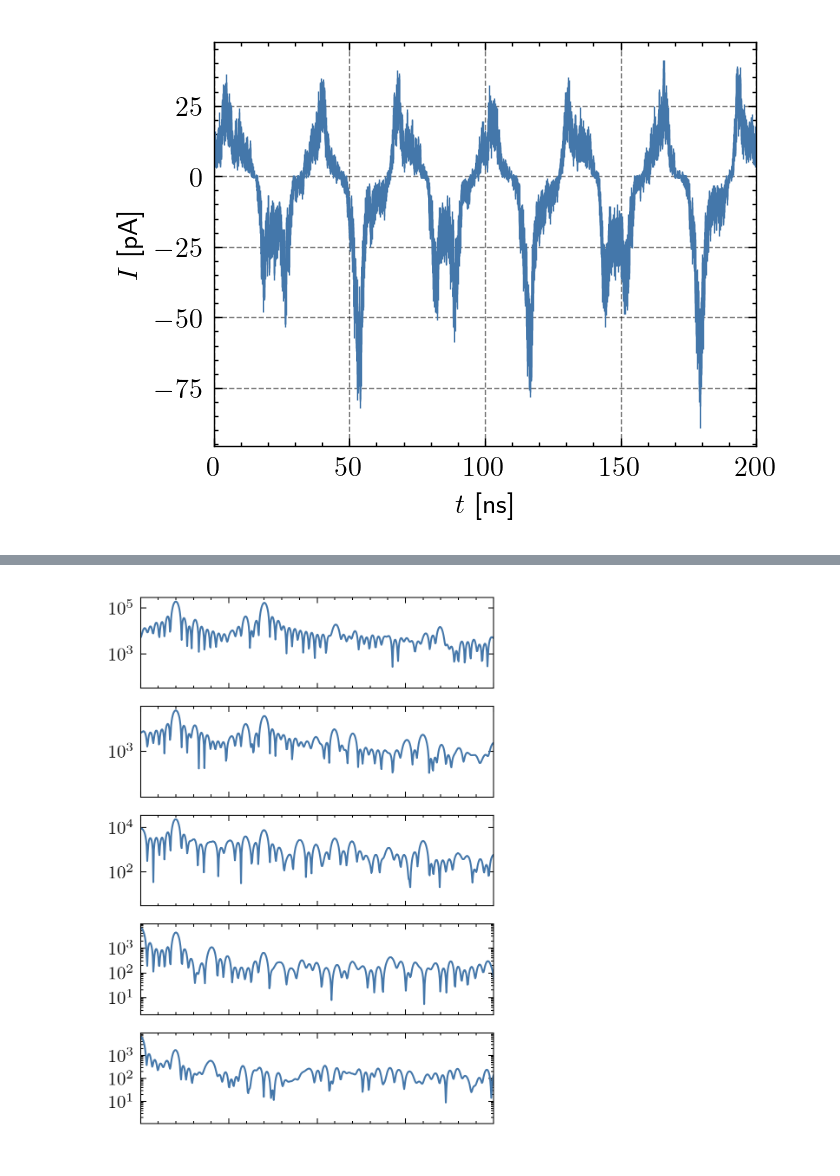
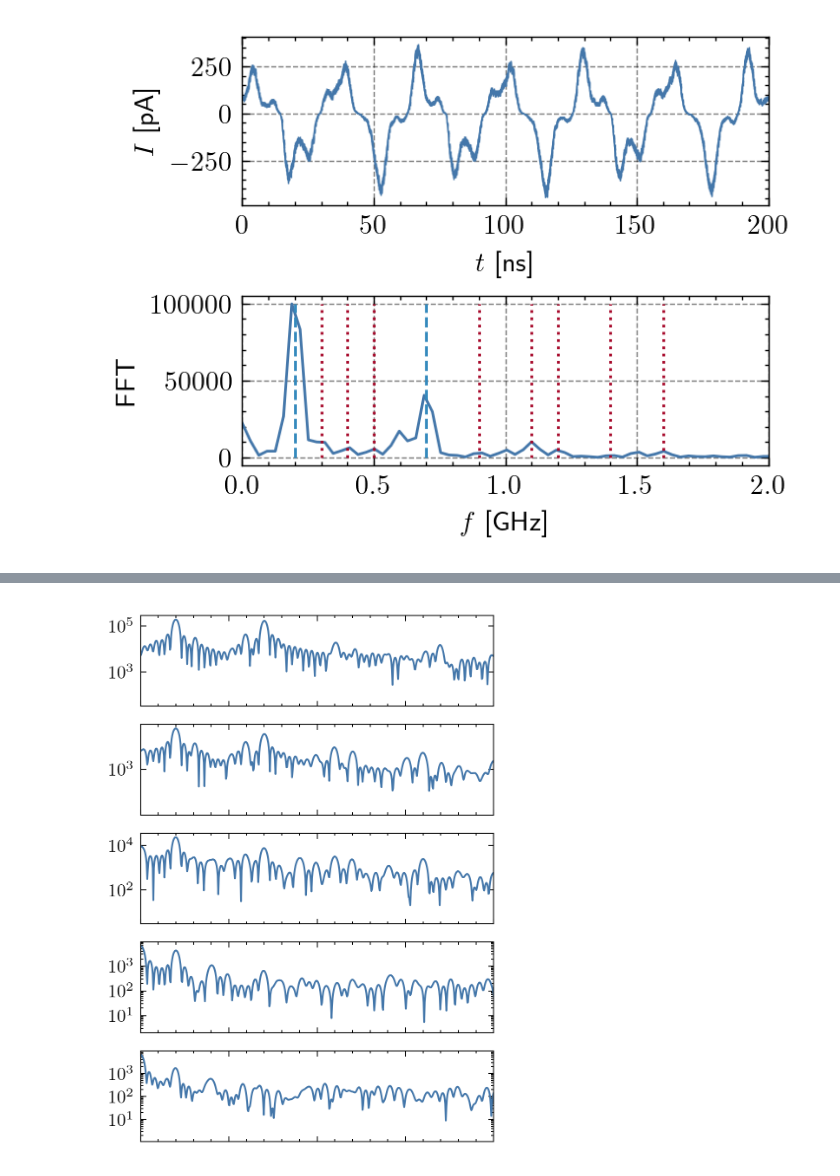
Before and after one commit to JonasMnsing/NanoNets, a Jupyter notebook: scripts/2_funding_period/WP2/freq_double/nbk/freq_double.ipynb, the cells around one changed output, grey strips where cells are left out. Drawn from its saved outputs; the diff is of its cells as text; code cells hidden in the pictures.

Commit message:
step und freq

```diff
--- a/scripts/2_funding_period/WP2/freq_double/nbk/freq_double.ipynb
+++ b/scripts/2_funding_period/WP2/freq_double/nbk/freq_double.ipynb
@@ -26,0 +35,16 @@ def fft(signal, step_size, factor=5):
+# %%
+# Network Topology
+N   = 7
+topology_parameter  = {
+    "Nx"    :   N,
+    "Ny"    :   N,
+    "Nz"    :   1,
+    "e_pos" :   [[int((N-1)/2),0,0],[0,int((N-1)/2),0],[N-1,N-1,0]],
+}
+sim_class   = nanonets.simulation(network_topology='cubic', topology_parameter=topology_parameter)
+
+with plt.style.context(["science","bright", "grid"]):
+    fig     = plt.figure(dpi=200)
+    ax      = fig.add_subplot()
+    fig, ax     = nanonets_utils.display_network(sim_class, node_size=200, fig=fig, ax=ax)
+    fig.savefig("plots/network.png")
@@ -27,17 +53,33 @@ def fft(signal, step_size, factor=5):
 # %%
-time_vals   = np.loadtxt("uniform/time.csv")*1e9
+time_vals   = np.loadtxt("../uniform/time.csv")*1e9
 time_vals   = np.delete(time_vals,-1)
-dic_freq    = {N : pd.read_csv(f"uniform/data/Nx={N}_Ny={N}_Nz=1_Ne=3.csv") for N in range(3,13)}
+dic_freq    = {N : pd.read_csv(f"../uniform/data/Nx={N}_Ny={N}_Nz=1_Ne=3.csv") for N in range(3,12)}
 # %%
-N = 7
+N       = 7
+start   = 0
+signal  = dic_freq[N]['Current'].values[start:]
+error   = dic_freq[N]['Error'].values[start:]
+dt      = 1e-10
+bm      = hann(len(signal))
+xf, yf  = nanonets_utils.fft(signal*bm, dt)
 
 with plt.style.context(["science","bright", "grid"]):
 
-    fig = plt.figure(dpi=200)
-    ax  = fig.add_subplot()
-    ax.errorbar(time_vals, dic_freq[N]['Current'], dic_freq[N]['Error'], marker='', markevery=2, lw=0.5)
+    fig = plt.figure(dpi=200, layout='constrained')
+
+    ax  = fig.add_subplot(2,1,1)
+    ax.errorbar(time_vals[start:], signal, error, marker='', markevery=2, lw=0.5)
     ax.set_ylabel('$I$ [pA]')
     ax.set_xlabel('$t$ [ns]')
     ax.set_xlim(0,200)
+
+    ax  = fig.add_subplot(2,1,2)
+    ax.plot(xf, yf)
+    ax.set_xlim(0,2)
+    # ax.set_yscale('log')
+    ax = plot_freq(0.2, 0.7, ax, np.min(yf), np.max(yf))
+    ax.set_xlabel("$f$ [GHz]")
+    ax.set_ylabel('FFT')
+    fig.savefig(f"plots/I_FFT_{N}.png")
 # %% [output]
-[figure, old version]
+[figure, new version]
```
Also changed, not shown: parts of 8 cells of this notebook, 19 other files.
